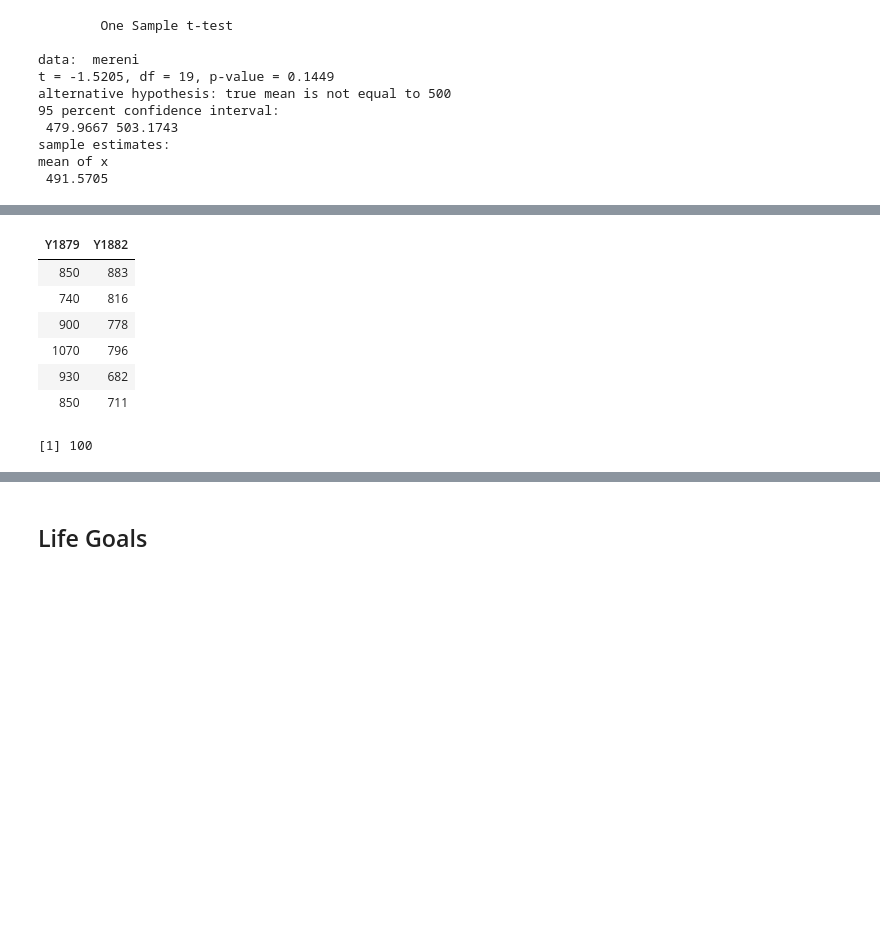
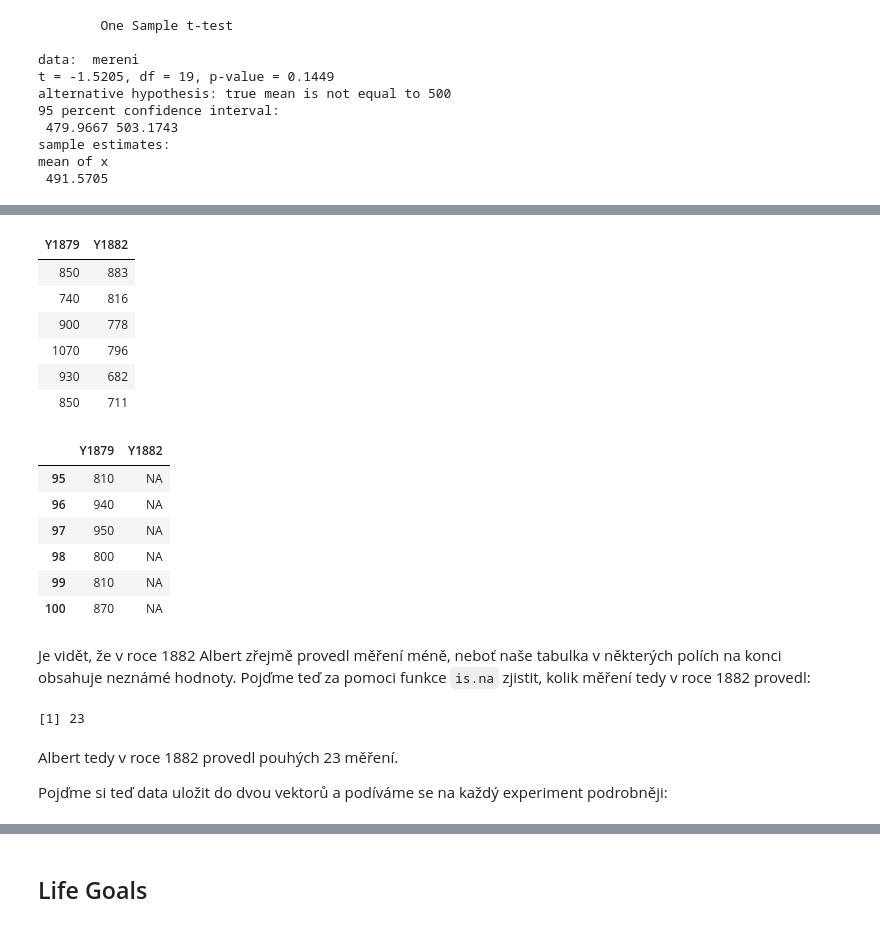
Before and after one commit to lich-uct/r_tutorial, a Jupyter notebook: 08/08.ipynb, the cells around one changed output, grey strips where cells are left out. Drawn from its saved outputs; the diff is of its cells as text; code cells hidden in the pictures; blank space fills up the shorter version.

```diff
--- a/08/08.ipynb
+++ b/08/08.ipynb
@@ -278,20 +316,35 @@ http://darp.lse.ac.uk/PapersDB/Stigler_(AnnStat_77).pdf -> strana 23 (opravdove
 # %%
 df_lightspeed <- read.table(
     "light_speed.csv"
     , header = T
-    , colClasses = rep("numeric", 2)
 )
 head(df_lightspeed)
-nrow(df_lightspeed)
+tail(df_lightspeed)
 # %% [output]
 | Y1879 | Y1882 |
 | 850 | 883 |
 | 740 | 816 |
 | 900 | 778 |
 | 1070 | 796 |
 | 930 | 682 |
 | 850 | 711 |
-[1] 100
+|  | Y1879 | Y1882 |
+| 95 | 810 | NA |
+| 96 | 940 | NA |
+| 97 | 950 | NA |
+| 98 | 800 | NA |
+| 99 | 810 | NA |
+| 100 | 870 | NA |
+# %% [markdown]
+Je vidět, že v roce 1882 Albert zřejmě provedl měření méně, neboť naše tabulka v některých polích na konci obsahuje neznámé hodnoty. Pojďme teď za pomoci funkce `is.na` zjistit, kolik měření tedy v roce 1882 provedl:
+# %%
+sum(!is.na(df_lightspeed$Y1882))
+# %% [output]
+[1] 23
+# %% [markdown]
+Albert tedy v roce 1882 provedl pouhých 23 měření.
+
+Pojďme si teď data uložit do dvou vektorů a podíváme se na každý experiment podrobněji:
 # %%
 lightspeed_1879 <- df_lightspeed$Y1879
 lightspeed_1882 <- df_lightspeed$Y1882[!is.na(df_lightspeed$Y1882)]
```
Also changed, not shown: parts of 33 cells of this notebook, 2 other files.
